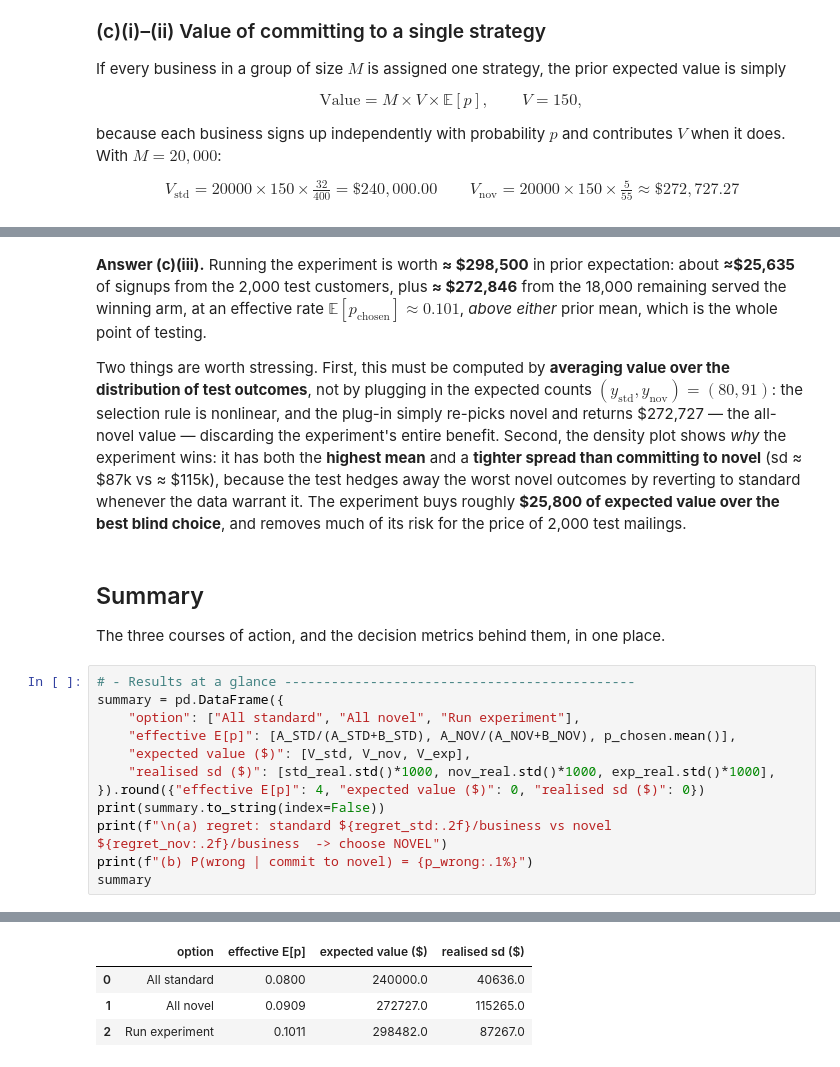
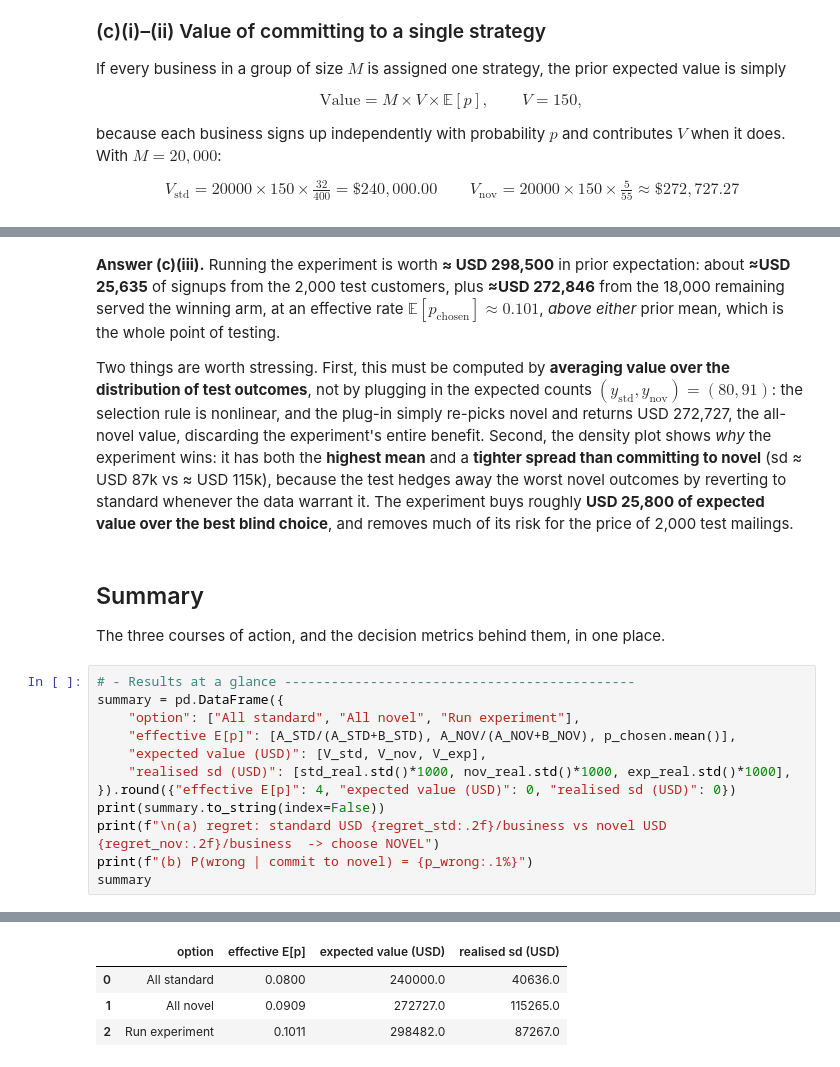
Before and after one commit to oliveirafrancofelipe/bayesian-ab-testing, a Jupyter notebook: bayesian_ab_exercise2.ipynb, the cells around one changed output, grey strips where cells are left out. Cells and saved outputs as stored; diff of their text form.

```diff
--- a/bayesian_ab_exercise2.ipynb
+++ b/bayesian_ab_exercise2.ipynb
@@ -482,11 +471,9 @@ plt.show()
 # %% [output]
 [figure]
 # %% [markdown]
-**Answer (c)(iii).** Running the experiment is worth **≈ \$298,500** in prior expectation: about **≈\$25,635** of signups from the 2,000 test customers, plus **≈ \$272,846** from the 18,000 remaining served the winning arm, at an effective rate $\mathbb{E}[p_{\text{chosen}}]\approx 0.101$, *above either* prior mean, which is the whole point of testing.
+**Answer (c)(iii).** Running the experiment is worth **≈ USD 298,500** in prior expectation: about **≈USD 25,635** of signups from the 2,000 test customers, plus **≈USD 272,846** from the 18,000 remaining served the winning arm, at an effective rate $\mathbb{E}[p_{\text{chosen}}]\approx 0.101$, *above either* prior mean, which is the whole point of testing.
 
-Two things are worth stressing. First, this must be computed by **averaging value over the distribution of test outcomes**, not by plugging in the expected counts $(y_{\text{std}},y_{\text{nov}})=(80,91)$: the selection rule is nonlinear, and the plug-in simply re-picks novel and returns \$272,727 — the all-novel
-value — discarding the experiment's entire benefit. Second, the density plot shows *why* the experiment wins: it has both the **highest mean** and a **tighter spread than committing to novel** (sd ≈ \$87k vs ≈ \$115k), because the test hedges away the worst novel outcomes by reverting to standard whenever the data warrant it. The experiment buys roughly **\$25,800 of expected value over the best blind choice**, and
-removes much of its risk for the price of 2,000 test mailings.
+Two things are worth stressing. First, this must be computed by **averaging value over the distribution of test outcomes**, not by plugging in the expected counts $(y_{\text{std}},y_{\text{nov}})=(80,91)$: the selection rule is nonlinear, and the plug-in simply re-picks novel and returns USD 272,727, the all-novel value, discarding the experiment's entire benefit. Second, the density plot shows *why* the experiment wins: it has both the **highest mean** and a **tighter spread than committing to novel** (sd ≈ USD 87k vs ≈ USD 115k), because the test hedges away the worst novel outcomes by reverting to standard whenever the data warrant it. The experiment buys roughly **USD 25,800 of expected value over the best blind choice**, and removes much of its risk for the price of 2,000 test mailings.
 # %% [markdown]
 ## Summary
 
@@ -496,11 +483,11 @@ The three courses of action, and the decision metrics behind them, in one place.
 summary = pd.DataFrame({
     "option": ["All standard", "All novel", "Run experiment"],
     "effective E[p]": [A_STD/(A_STD+B_STD), A_NOV/(A_NOV+B_NOV), p_chosen.mean()],
-    "expected value ($)": [V_std, V_nov, V_exp],
-    "realised sd ($)": [std_real.std()*1000, nov_real.std()*1000, exp_real.std()*1000],
-}).round({"effective E[p]": 4, "expected value ($)": 0, "realised sd ($)": 0})
+    "expected value (USD)": [V_std, V_nov, V_exp],
+    "realised sd (USD)": [std_real.std()*1000, nov_real.std()*1000, exp_real.std()*1000],
+}).round({"effective E[p]": 4, "expected value (USD)": 0, "realised sd (USD)": 0})
 print(summary.to_string(index=False))
-print(f"\n(a) regret: standard ${regret_std:.2f}/business vs novel ${regret_nov:.2f}/business  -> choose NOVEL")
+print(f"\n(a) regret: standard USD {regret_std:.2f}/business vs novel USD {regret_nov:.2f}/business  -> choose NOVEL")
 print(f"(b) P(wrong | commit to novel) = {p_wrong:.1%}")
 summary
 # %% [output]
@@ -513,5 +500,5 @@ Run experiment          0.1011            298482.0          87267.0
 (b) P(wrong | commit to novel) = 43.3%
-|  | option | effective E[p] | expected value ($) | realised sd ($) |
+|  | option | effective E[p] | expected value (USD) | realised sd (USD) |
 | 0 | All standard | 0.0800 | 240000.0 | 40636.0 |
 | 1 | All novel | 0.0909 | 272727.0 | 115265.0 |
 | 2 | Run experiment | 0.1011 | 298482.0 | 87267.0 |
```
Also changed, not shown: parts of 14 cells of this notebook.
